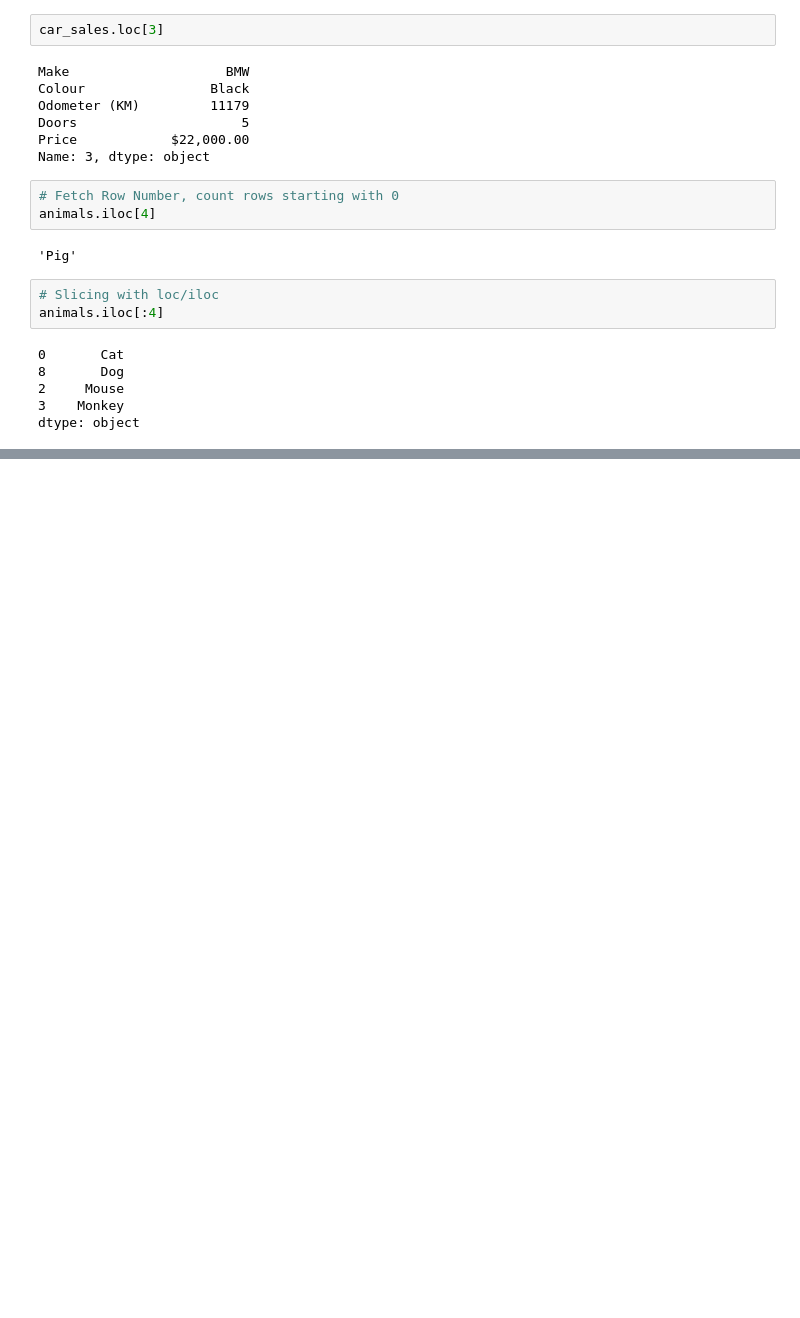
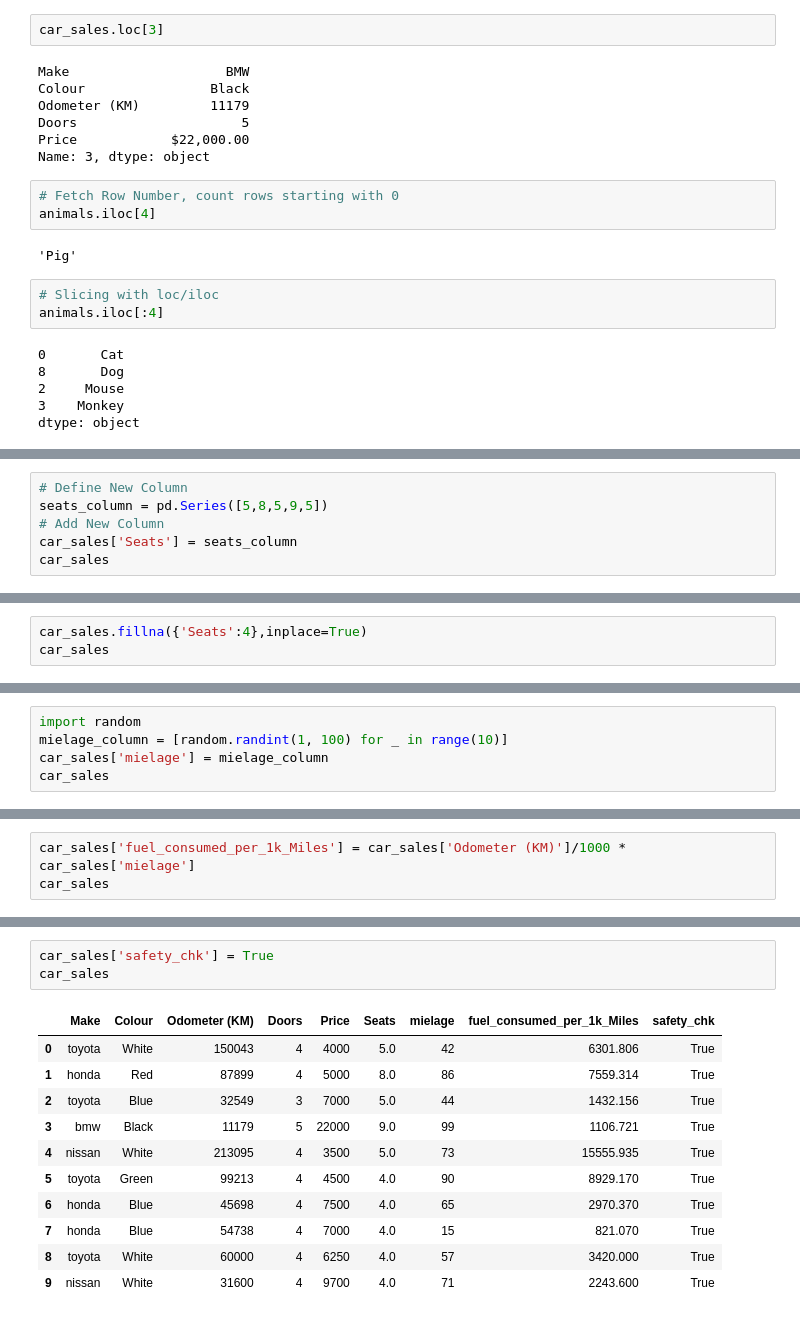
Before and after one commit to nikhilyadav-git/da-car-sales, a Jupyter notebook: pandas-intro.ipynb, the cells around one changed output, grey strips where cells are left out. Saved outputs shown, nothing was run; the diff lists cells and outputs as text; blank space fills up the shorter version.

```diff
--- a/pandas-intro.ipynb
+++ b/pandas-intro.ipynb
@@ -230,0 +359,6 @@ car_sales["Price"] = car_sales["Price"].str.replace('[\$\,\.]', '', regex=True)
+# %%
+# Define New Column
+seats_column = pd.Series([5,8,5,9,5])
+# Add New Column
+car_sales['Seats'] = seats_column
+car_sales
@@ -230,0 +377,3 @@ car_sales["Price"] = car_sales["Price"].str.replace('[\$\,\.]', '', regex=True)
+# %%
+car_sales.fillna({'Seats':4},inplace=True)
+car_sales
@@ -230,0 +392,5 @@ car_sales["Price"] = car_sales["Price"].str.replace('[\$\,\.]', '', regex=True)
+# %%
+import random
+mielage_column = [random.randint(1, 100) for _ in range(10)]
+car_sales['mielage'] = mielage_column
+car_sales
@@ -230,0 +409,3 @@ car_sales["Price"] = car_sales["Price"].str.replace('[\$\,\.]', '', regex=True)
+# %%
+car_sales['fuel_consumed_per_1k_Miles'] = car_sales['Odometer (KM)']/1000 * car_sales['mielage']
+car_sales
@@ -230,0 +424,15 @@ car_sales["Price"] = car_sales["Price"].str.replace('[\$\,\.]', '', regex=True)
+# %%
+car_sales['safety_chk'] = True
+car_sales
+# %% [output]
+|  | Make | Colour | Odometer (KM) | Doors | Price | Seats | mielage | fuel_consumed_per_1k_Miles | safety_chk |
+| 0 | toyota | White | 150043 | 4 | 4000 | 5.0 | 42 | 6301.806 | True |
+| 1 | honda | Red | 87899 | 4 | 5000 | 8.0 | 86 | 7559.314 | True |
+| 2 | toyota | Blue | 32549 | 3 | 7000 | 5.0 | 44 | 1432.156 | True |
+| 3 | bmw | Black | 11179 | 5 | 22000 | 9.0 | 99 | 1106.721 | True |
+| 4 | nissan | White | 213095 | 4 | 3500 | 5.0 | 73 | 15555.935 | True |
+| 5 | toyota | Green | 99213 | 4 | 4500 | 4.0 | 90 | 8929.170 | True |
+| 6 | honda | Blue | 45698 | 4 | 7500 | 4.0 | 65 | 2970.370 | True |
+| 7 | honda | Blue | 54738 | 4 | 7000 | 4.0 | 15 | 821.070 | True |
+| 8 | toyota | White | 60000 | 4 | 6250 | 4.0 | 57 | 3420.000 | True |
+| 9 | nissan | White | 31600 | 4 | 9700 | 4.0 | 71 | 2243.600 | True |
```
Also changed, not shown: parts of 23 cells of this notebook, 4 other files.
